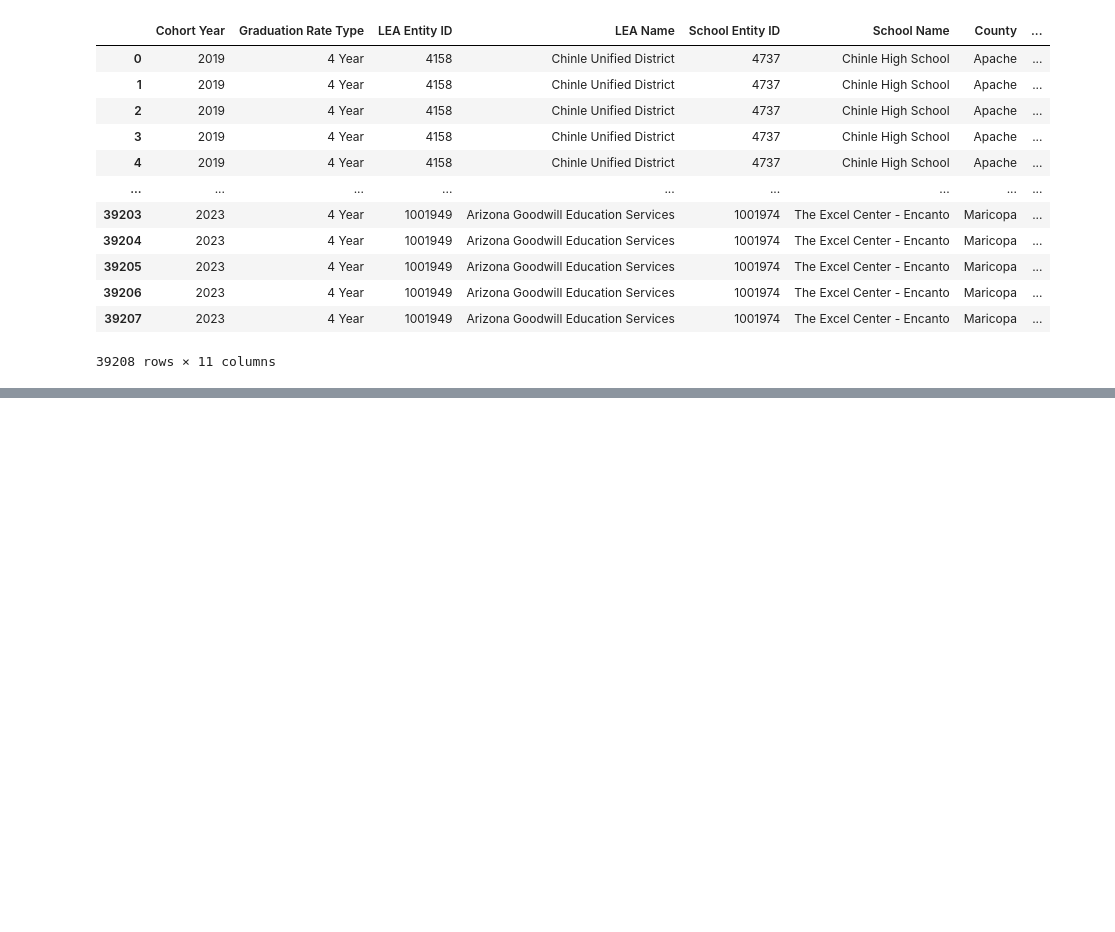
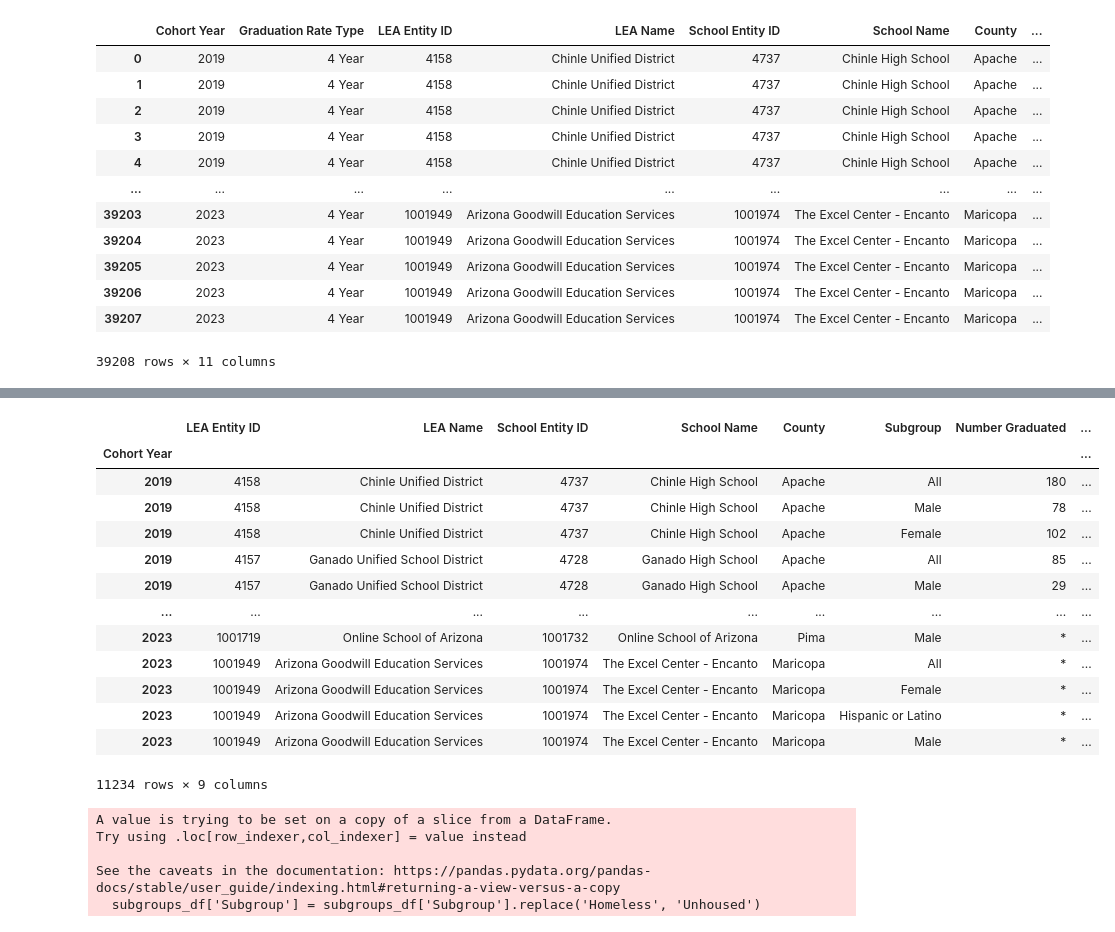
Before and after one commit to javiereyes21/16-Project_3, a Jupyter notebook: school_&_student_data.ipynb, the cells around one changed output, grey strips where cells are left out. Drawn from its saved outputs; the diff is of its cells as text; code cells hidden in the pictures; blank space fills up the shorter version.

```diff
--- a/school_&_student_data.ipynb
+++ b/school_&_student_data.ipynb
@@ -84,0 +86,29 @@ df_combined.to_csv('filename.csv', index=False)
+# %%
+# subgroups_df= df_combined[df_combined["Subgroup"]== "Male","Female", "Hispanic or Latino", "Homeless", "All"]
+
+subgroups_df = df_combined[df_combined['Subgroup'].isin(["Male", "Female", "Hispanic or Latino", "Homeless", "All"])]
+
+subgroups_df
+# %% [output]
+|  | LEA Entity ID | LEA Name | School Entity ID | School Name | County | Subgroup | Number Graduated | ... |
+| Cohort Year |  |  |  |  |  |  |  | ... |
+| 2019 | 4158 | Chinle Unified District | 4737 | Chinle High School | Apache | All | 180 | ... |
+| 2019 | 4158 | Chinle Unified District | 4737 | Chinle High School | Apache | Male | 78 | ... |
+| 2019 | 4158 | Chinle Unified District | 4737 | Chinle High School | Apache | Female | 102 | ... |
+| 2019 | 4157 | Ganado Unified School District | 4728 | Ganado High School | Apache | All | 85 | ... |
+| 2019 | 4157 | Ganado Unified School District | 4728 | Ganado High School | Apache | Male | 29 | ... |
+| ... | ... | ... | ... | ... | ... | ... | ... | ... |
+| 2023 | 1001719 | Online School of Arizona | 1001732 | Online School of Arizona | Pima | Male | * | ... |
+| 2023 | 1001949 | Arizona Goodwill Education Services | 1001974 | The Excel Center - Encanto | Maricopa | All | * | ... |
+| 2023 | 1001949 | Arizona Goodwill Education Services | 1001974 | The Excel Center - Encanto | Maricopa | Female | * | ... |
+| 2023 | 1001949 | Arizona Goodwill Education Services | 1001974 | The Excel Center - Encanto | Maricopa | Hispanic or Latino | * | ... |
+| 2023 | 1001949 | Arizona Goodwill Education Services | 1001974 | The Excel Center - Encanto | Maricopa | Male | * | ... |
+11234 rows × 9 columns
+# %%
+subgroups_df['Subgroup'] = subgroups_df['Subgroup'].replace('Homeless', 'Unhoused')
+# %% [output]
+A value is trying to be set on a copy of a slice from a DataFrame.
+Try using .loc[row_indexer,col_indexer] = value instead
+
+See the caveats in the documentation: https://pandas.pydata.org/pandas-docs/stable/user_guide/indexing.html#returning-a-view-versus-a-copy
+  subgroups_df['Subgroup'] = subgroups_df['Subgroup'].replace('Homeless', 'Unhoused')
```
Also changed, not shown: parts of 8 cells of this notebook, 1 other file.
